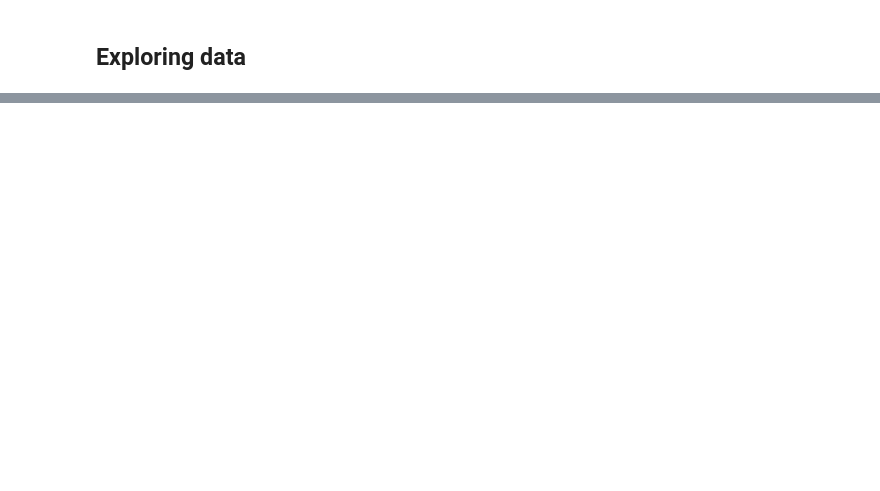
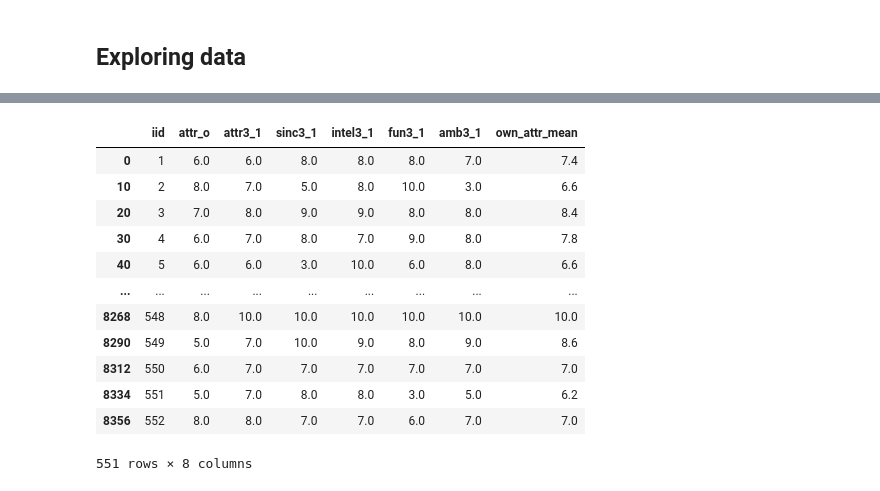
Before and after one commit to Mathias-Samson/Data_Science_Full_Stack_03-24, a Jupyter notebook: 01_EDA_Tinder/Speed_Dating_Deliverable_01.ipynb, the cells around one changed output, grey strips where cells are left out. Cells and saved outputs as stored; diff of their text form; code cells hidden in the pictures; blank space fills up the shorter version.

```diff
--- a/01_EDA_Tinder/Speed_Dating_Deliverable_01.ipynb
+++ b/01_EDA_Tinder/Speed_Dating_Deliverable_01.ipynb
@@ -352,0 +305,4 @@ data_attractiveness
+# %%
+# Initial dataset
+data_own_perception = dataset.loc[:,["iid","attr_o", "attr3_1", "sinc3_1", "intel3_1", "fun3_1","amb3_1"]]
+data_own_perception.head(10)
@@ -352,0 +333,20 @@ data_attractiveness
+# %%
+# Creating a feature to know how candidates rate themselves
+own_attr = ["attr3_1","sinc3_1","intel3_1","fun3_1","amb3_1"]
+data_own_perception["own_attr_mean"] = data_own_perception[own_attr].mean(axis=1)
+data_own_perception = data_own_perception.drop_duplicates(subset="iid")
+data_own_perception
+# %% [output]
+|  | iid | attr_o | attr3_1 | sinc3_1 | intel3_1 | fun3_1 | amb3_1 | own_attr_mean |
+| 0 | 1 | 6.0 | 6.0 | 8.0 | 8.0 | 8.0 | 7.0 | 7.4 |
+| 10 | 2 | 8.0 | 7.0 | 5.0 | 8.0 | 10.0 | 3.0 | 6.6 |
+| 20 | 3 | 7.0 | 8.0 | 9.0 | 9.0 | 8.0 | 8.0 | 8.4 |
+| 30 | 4 | 6.0 | 7.0 | 8.0 | 7.0 | 9.0 | 8.0 | 7.8 |
+| 40 | 5 | 6.0 | 6.0 | 3.0 | 10.0 | 6.0 | 8.0 | 6.6 |
+| ... | ... | ... | ... | ... | ... | ... | ... | ... |
+| 8268 | 548 | 8.0 | 10.0 | 10.0 | 10.0 | 10.0 | 10.0 | 10.0 |
+| 8290 | 549 | 5.0 | 7.0 | 10.0 | 9.0 | 8.0 | 9.0 | 8.6 |
+| 8312 | 550 | 6.0 | 7.0 | 7.0 | 7.0 | 7.0 | 7.0 | 7.0 |
+| 8334 | 551 | 5.0 | 7.0 | 8.0 | 8.0 | 3.0 | 5.0 | 6.2 |
+| 8356 | 552 | 8.0 | 8.0 | 7.0 | 7.0 | 6.0 | 7.0 | 7.0 |
+551 rows × 8 columns
```
Also changed, not shown: parts of 72 cells of this notebook.
